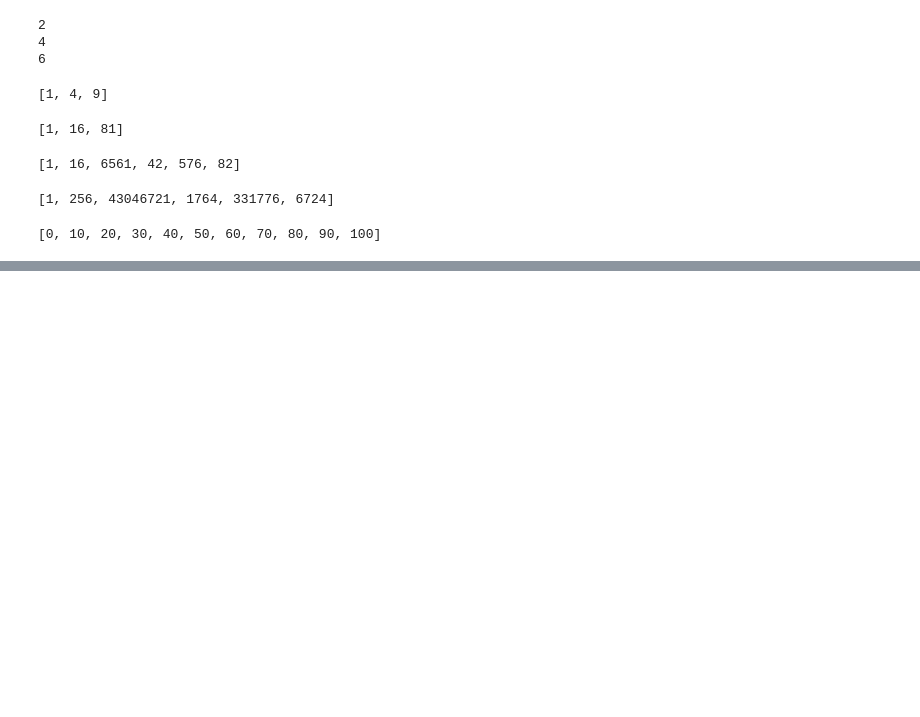
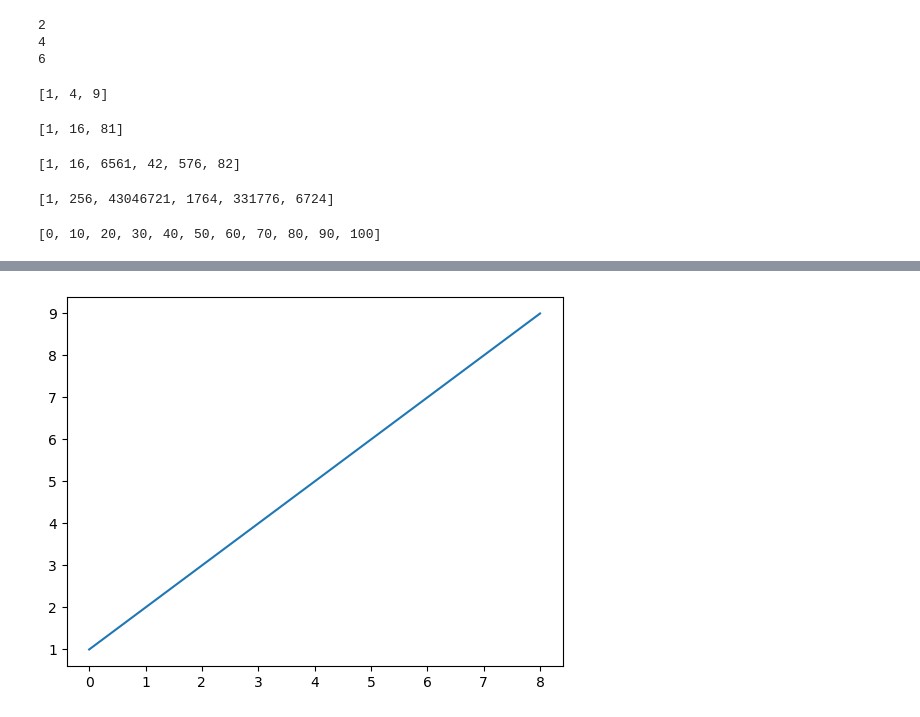
Before and after one commit to alchemistbg/udemy-the-complete-pandas-bootcamp, a Jupyter notebook: Section-30/Python_Basics.ipynb, the cells around one changed output, grey strips where cells are left out. Saved outputs shown, nothing was run; the diff lists cells and outputs as text; code cells hidden in the pictures; blank space fills up the shorter version.

```diff
--- a/Section-30/Python_Basics.ipynb
+++ b/Section-30/Python_Basics.ipynb
@@ -888,0 +1144,5 @@ result
+# %%
+plt.plot(range(0, 10, 2), list45)
+plt.show()
+# %% [output]
+[figure, added]
```
Also changed, not shown: parts of 76 cells of this notebook.
